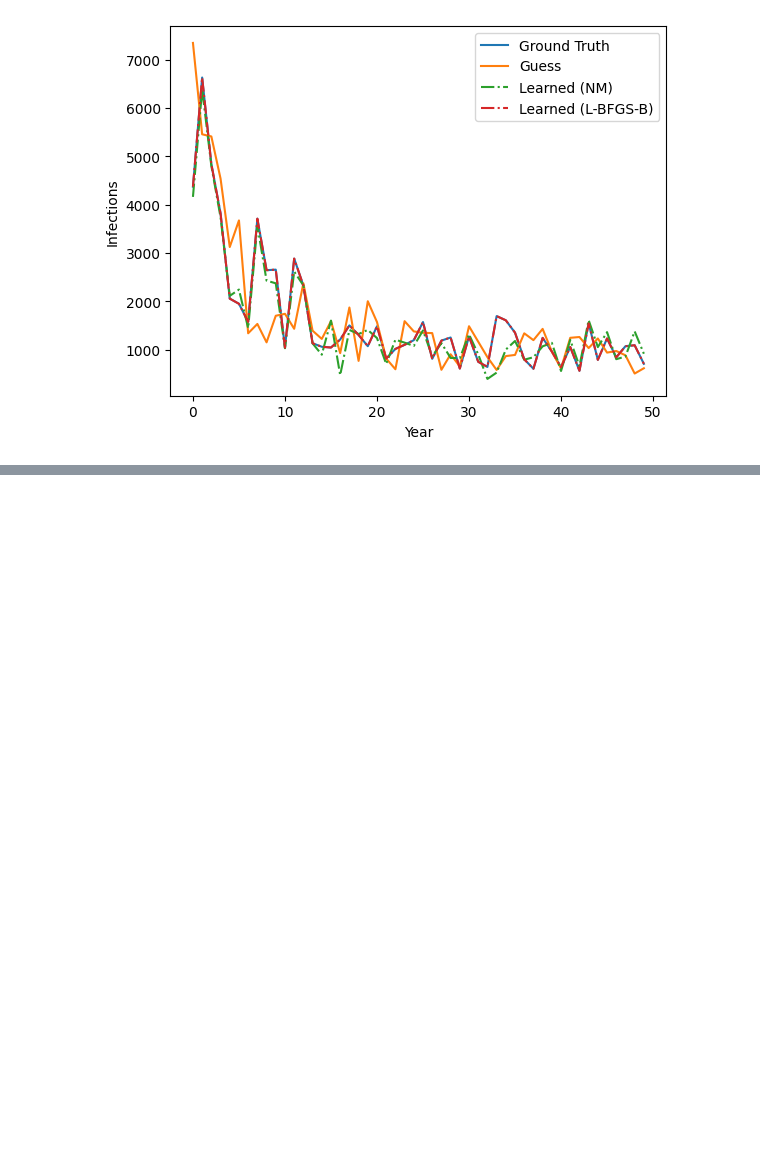
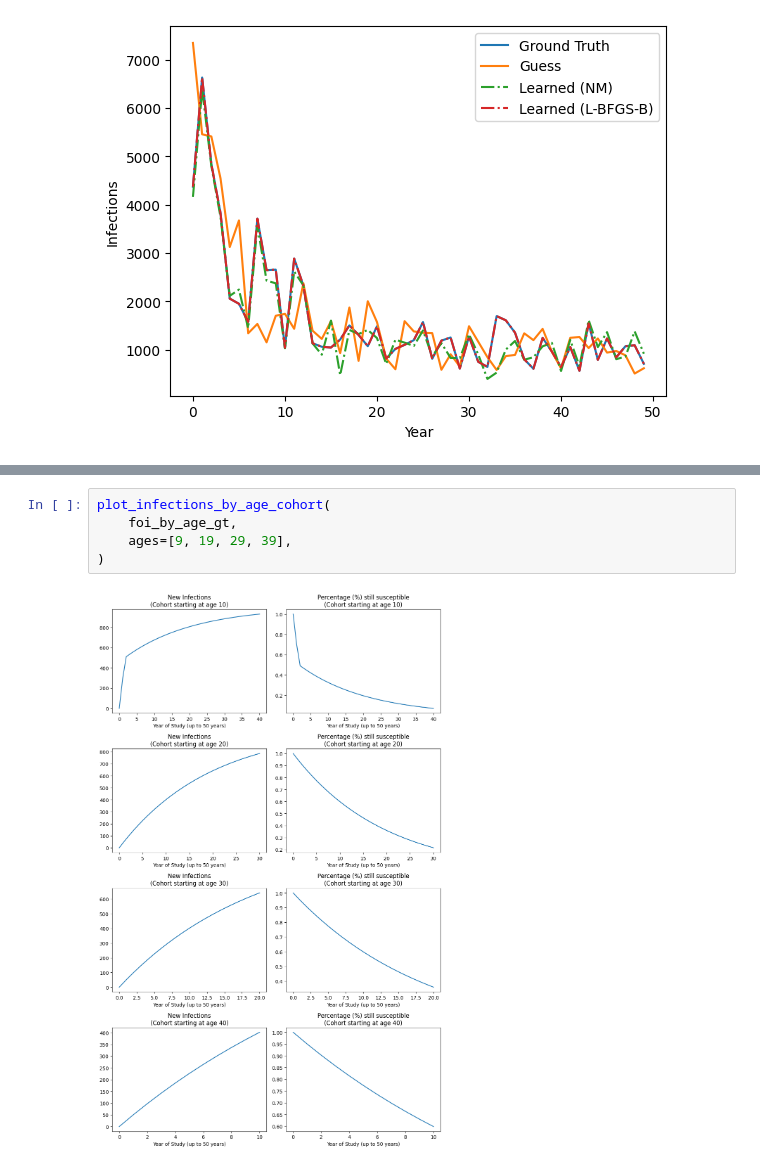
Before and after one commit to hunter-lybbert/uw-central, a Jupyter notebook: disease_dynamics/hw_01/hw01.ipynb, the cells around one changed output, grey strips where cells are left out. Cells and saved outputs as stored; diff of their text form; blank space fills up the shorter version.

```diff
--- a/disease_dynamics/hw_01/hw01.ipynb
+++ b/disease_dynamics/hw_01/hw01.ipynb
@@ -104,0 +205,7 @@ plt.show()
+# %%
+plot_infections_by_age_cohort(
+    foi_by_age_gt,
+    ages=[9, 19, 29, 39],
+)
+# %% [output]
+[figure, added]
```
Also changed, not shown: parts of 8 cells of this notebook.
